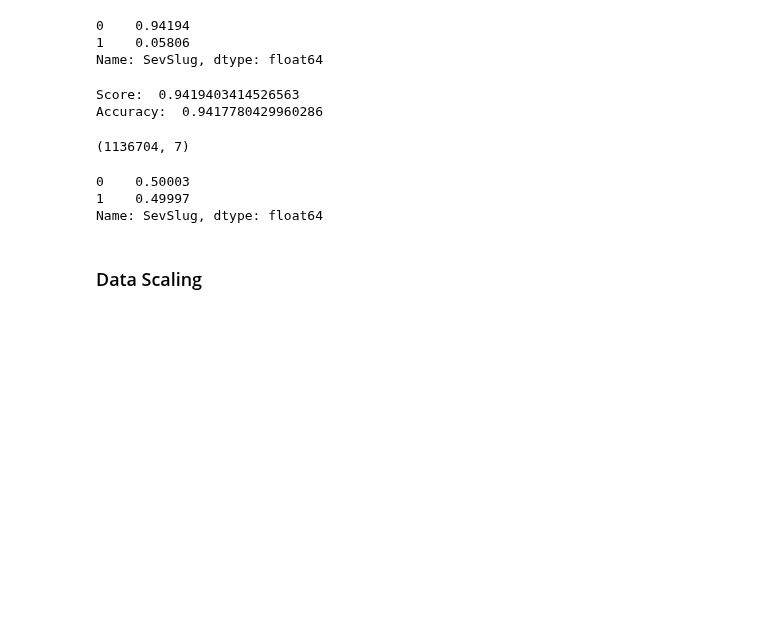
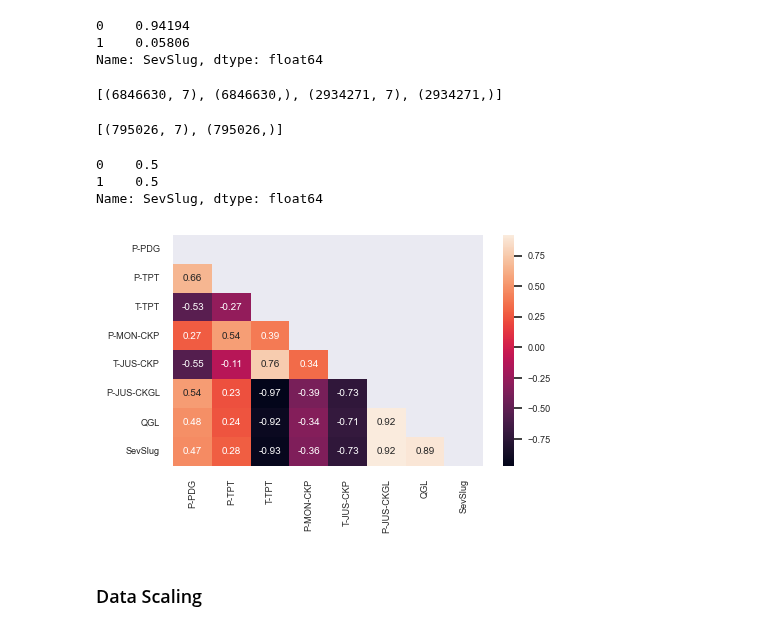
Before and after one commit to RealDyllon/3W-Petrobras, a Jupyter notebook: overviews/_baseline/Severe_Slugging_Classification.ipynb, the cells around one changed output. Cells and saved outputs as stored; diff of their text form; code cells hidden in the pictures; blank space fills up the shorter version.

```diff
--- a/overviews/_baseline/Severe_Slugging_Classification.ipynb
+++ b/overviews/_baseline/Severe_Slugging_Classification.ipynb
@@ -413,40 +413,44 @@ y_train.value_counts(normalize=True)
 0    0.94194
 1    0.05806
 Name: SevSlug, dtype: float64
-# %%
-# establishing a baseline with a DummyClassifier
-dummyc = DummyClassifier()
-dummyc.fit(X_train, y_train)
-
-# retrieving score for DummyClassifier
-baseline_score = dummyc.score(X_train, y_train)
-y_predicted = dummyc.predict(X_test)
-
-print("Score: ", baseline_score)
-print("Accuracy: ",metrics.accuracy_score(y_test, y_predicted))
-# %% [output]
-Score:  0.9419403414526563
-Accuracy:  0.9417780429960286
+# %%
+[X_train_u.shape, y_train_u.shape, X_test.shape, y_test.shape]
+# %% [output]
+[(6846630, 7), (6846630,), (2934271, 7), (2934271,)]
 # %%
 # balancing data
 balancing = RandomUnderSampler(random_state=42)
 # balancing = SMOTE(random_state=42)
 # balancing = SMOTETomek(random_state=42)
 
-X_resampled, y_resampled = balancing.fit_resample(X, y)
-X_resampled.shape
+X_train, y_train = balancing.fit_resample(X_train_u, y_train_u)
+[X_train.shape, y_train.shape]
 # %% [output]
-(1136704, 7)
+[(795026, 7), (795026,)]
 # %%
-# splitting the balanced datasets for training and test
-X_train, X_test, y_train, y_test = train_test_split(X_resampled, y_resampled, test_size=0.3, random_state=42)
-
 # calculating the percentage of each label in the dataset after undersampling
 y_train.value_counts(normalize=True)
 # %% [output]
-0    0.50003
-1    0.49997
+0    0.5
+1    0.5
 Name: SevSlug, dtype: float64
+# %%
+# Computing the correlations using X_train and y_train
+train_df = pd.concat([X_train, y_train], axis=1)
+corr = train_df.corr()
+
+# Creating a boolean mask for the upper triangle
+mask = np.triu(np.ones_like(corr, dtype=bool))
+
+# Plotting the heatmap with the mask
+fig, ax = plt.subplots(figsize=(5, 3))
+sns.set(font_scale=0.6)
+sns.heatmap(corr, annot=True, mask=mask, ax=ax, fmt='.2f')
+plt.show()
+
+del train_df
+# %% [output]
+[figure, added]
 # %% [markdown]
 ### Data Scaling
 # %%
```
Also changed, not shown: parts of 90 cells of this notebook, 5 other files.
